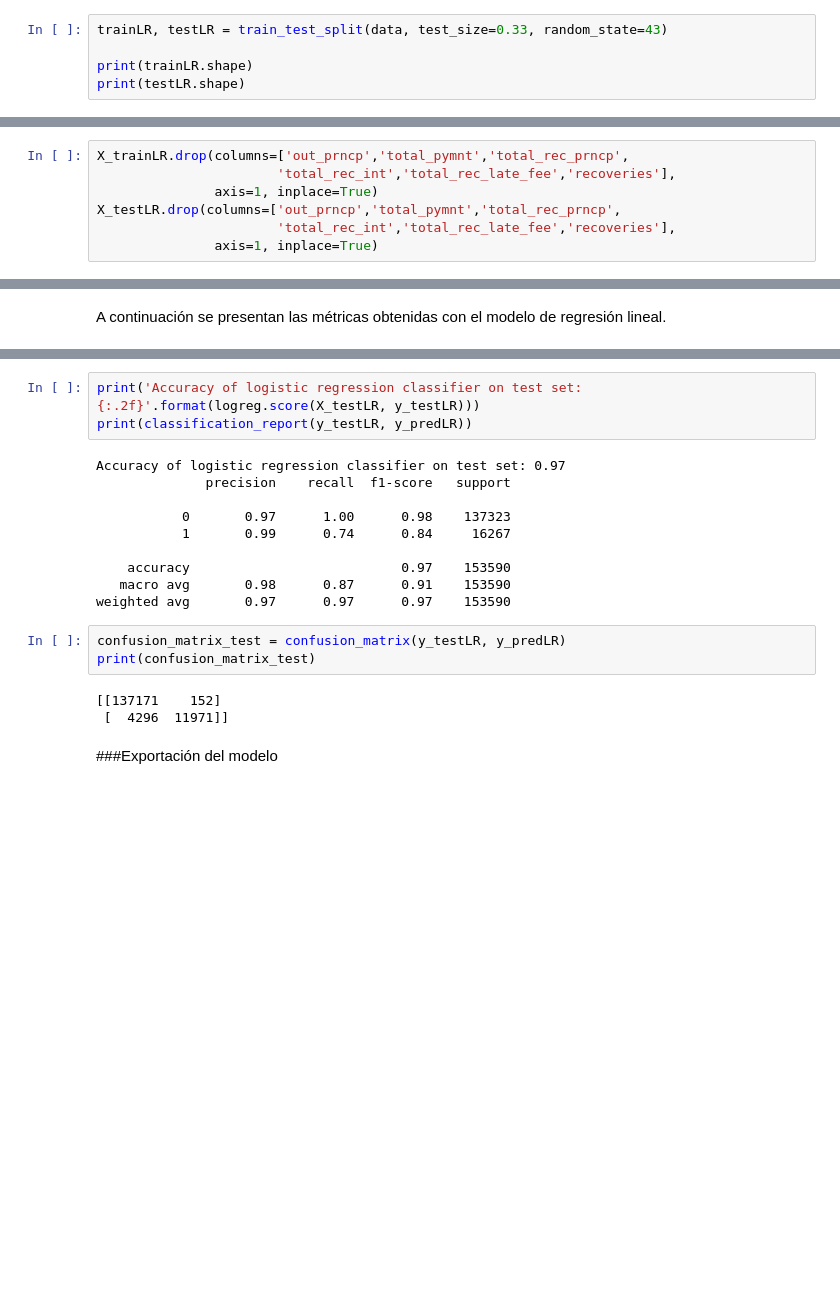
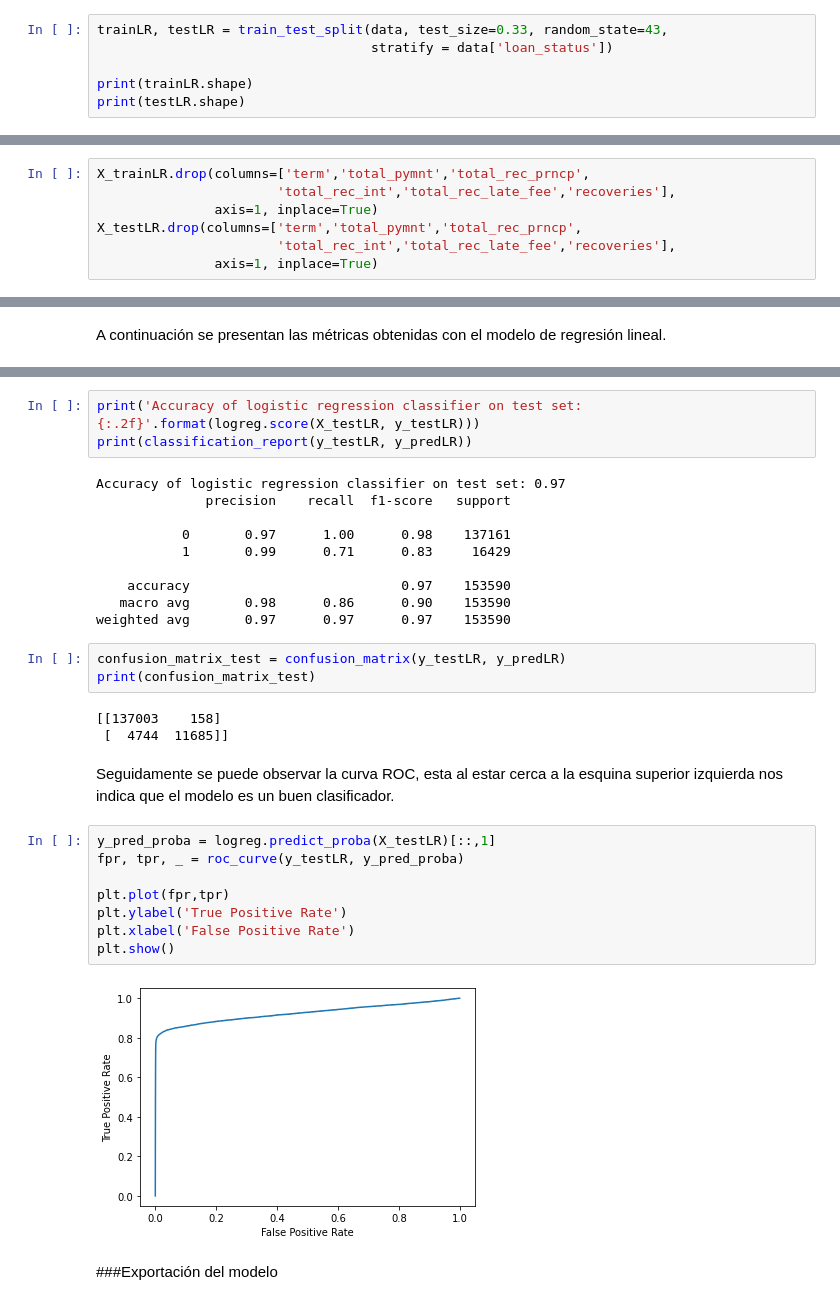
Before and after one commit to CloaizaF/Trabajo_TAE_2, a Jupyter notebook: Trabajo_TAE_2.ipynb, the cells around one changed output, grey strips where cells are left out. Saved outputs shown, nothing was run; the diff lists cells and outputs as text; blank space fills up the shorter version.

```diff
--- a/Trabajo_TAE_2.ipynb
+++ b/Trabajo_TAE_2.ipynb
@@ -726,5 +714,6 @@ Se separa el conjunto de datos en los conjuntos de entrenamiento y validación.
 # %%
-trainLR, testLR = train_test_split(data, test_size=0.33, random_state=43)
+trainLR, testLR = train_test_split(data, test_size=0.33, random_state=43,
+                                   stratify = data['loan_status'])
 
 print(trainLR.shape)
 print(testLR.shape)
@@ -832,10 +794,3 @@ issue_d_Y                 0.7479   0.0215  34.7419 0.0000   0.7057  0.7901
-# %%
-X_trainLR.drop(columns=['out_prncp','total_pymnt','total_rec_prncp',
-                       'total_rec_int','total_rec_late_fee','recoveries'],
-               axis=1, inplace=True)
-X_testLR.drop(columns=['out_prncp','total_pymnt','total_rec_prncp',
-                       'total_rec_int','total_rec_late_fee','recoveries'],
-               axis=1, inplace=True)
 # %%
 logit_model=sm.Logit(y_trainLR,X_trainLR)
 result=logit_model.fit()
@@ -860,0 +819,7 @@ issue_d_Y                0.4344   0.0157   27.6390 0.0000  0.4036  0.4652
+# %%
+X_trainLR.drop(columns=['term','total_pymnt','total_rec_prncp',
+                       'total_rec_int','total_rec_late_fee','recoveries'],
+               axis=1, inplace=True)
+X_testLR.drop(columns=['term','total_pymnt','total_rec_prncp',
+                       'total_rec_int','total_rec_late_fee','recoveries'],
+               axis=1, inplace=True)
@@ -921,18 +904,30 @@ print(classification_report(y_testLR, y_predLR))
 Accuracy of logistic regression classifier on test set: 0.97
               precision    recall  f1-score   support
 
-           0       0.97      1.00      0.98    137323
-           1       0.99      0.74      0.84     16267
+           0       0.97      1.00      0.98    137161
+           1       0.99      0.71      0.83     16429
 
     accuracy                           0.97    153590
-   macro avg       0.98      0.87      0.91    153590
+   macro avg       0.98      0.86      0.90    153590
 weighted avg       0.97      0.97      0.97    153590
 # %%
 confusion_matrix_test = confusion_matrix(y_testLR, y_predLR)
 print(confusion_matrix_test)
 # %% [output]
-[[137171    152]
- [  4296  11971]]
+[[137003    158]
+ [  4744  11685]]
+# %% [markdown]
+Seguidamente se puede observar la curva ROC, esta al estar cerca a la esquina superior izquierda nos indica que el modelo es un buen clasificador.
+# %%
+y_pred_proba = logreg.predict_proba(X_testLR)[::,1]
+fpr, tpr, _ = roc_curve(y_testLR, y_pred_proba)
+
+plt.plot(fpr,tpr)
+plt.ylabel('True Positive Rate')
+plt.xlabel('False Positive Rate')
+plt.show()
+# %% [output]
+[figure, added]
 # %% [markdown]
 ###Exportación del modelo
 # %% [markdown]
```
Also changed, not shown: parts of 37 cells of this notebook.
